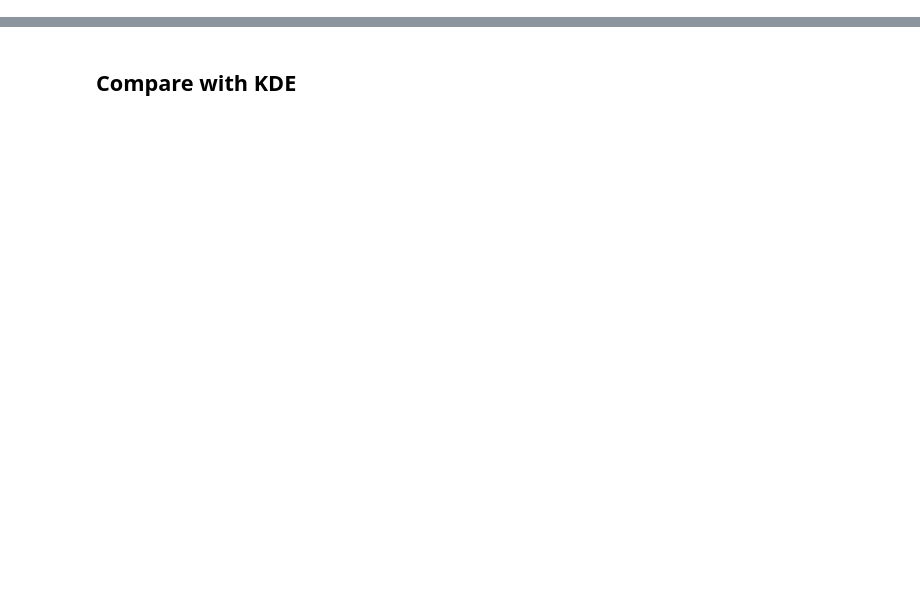
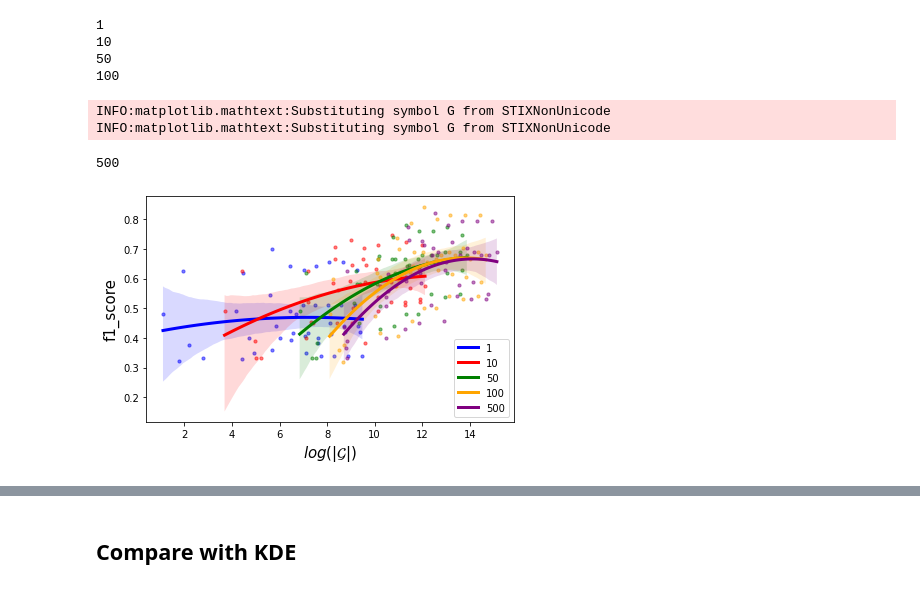
Before and after one commit to axa-rev-research/discrepancies-in-machine-learning, a Jupyter notebook: notebooks/ElephantExperimentAnalysis.ipynb, the cells around one changed output, grey strips where cells are left out. Cells and saved outputs as stored; diff of their text form; code cells hidden in the pictures; blank space fills up the shorter version.

```diff
--- a/notebooks/ElephantExperimentAnalysis.ipynb
+++ b/notebooks/ElephantExperimentAnalysis.ipynb
@@ -95,0 +110,34 @@ breast-cancer
+# %%
+df2 = df.copy()[(df.n_generated>-1) & (df.k_neighbors==1) & (df.max_epochs<21)  & (df.k_init.isin([1, 10, 50, 100, 500]))]#, 50, 100, 200, 500]))]
+df2["log_efficiency"] =  np.log(df2["n_generated"])
+
+#df2 = df2[["k_init", "max_epochs", "f1_score", "precision_score", "recall_score", "log_efficiency"]].groupby(['k_init', 'max_epochs']).mean().reset_index()
+#sns.lineplot(data=df2 , x="log_efficiency", y="f1_score", hue="k_init")
+#sns.scatterplot(data=df2 , x="log_efficiency", y="f1_score", hue="max_epochs", style='k_init', palette="flare", s=100)
+
+
+colors = ['blue', 'red', 'green', 'orange', 'purple', 'cyan', 'brown']
+i = 0
+for k in df2.k_init.unique():
+    df2temp = df2[df2.k_init == k]
+    sns.regplot(data=df2temp , x="log_efficiency", y="f1_score", color=colors[i], order=2, ci=95,
+                scatter_kws={"s":10, "alpha":0.5}, line_kws={"linewidth":3})#, hue="max_epochs", style='k_init', palette="flare", s=100)
+    print(k)
+    i += 1
+plt.xlabel('$log(|\mathcal{G}|)$', fontsize=15)
+plt.ylabel('f1_score', fontsize=15)
+plt.legend(labels=df2.k_init.unique())
+#plt.title('Breast Cancer dataset')
+#plt.ylim(0.2, 1.01)
+
+plt.tight_layout()
+#plt.savefig('../../results/parameters_boston.pdf')
+# %% [output]
+1
+10
+50
+100
+INFO:matplotlib.mathtext:Substituting symbol G from STIXNonUnicode
+INFO:matplotlib.mathtext:Substituting symbol G from STIXNonUnicode
+500
+[figure, added]
```
Also changed, not shown: parts of 17 cells of this notebook, 13 other files.
